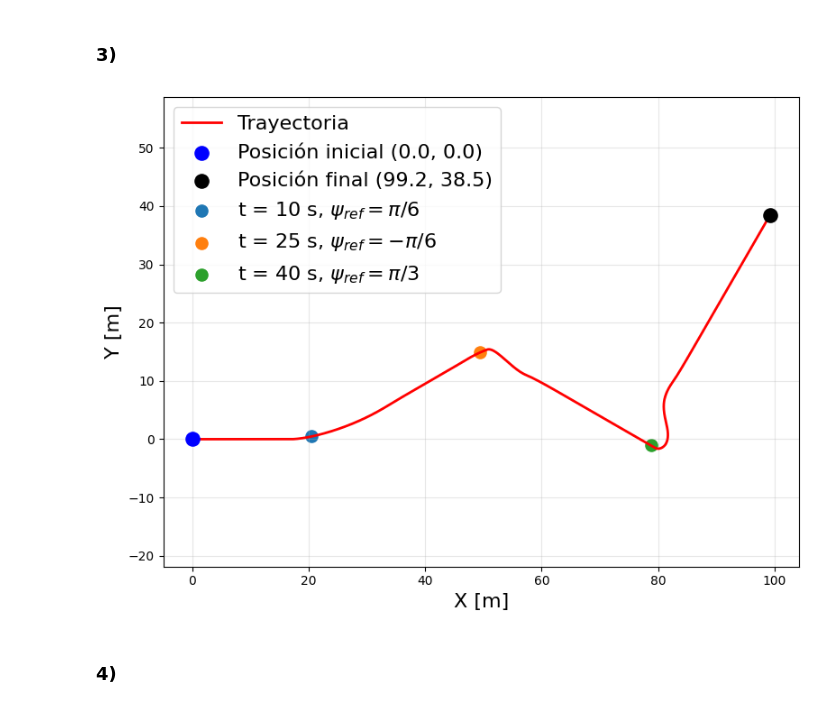
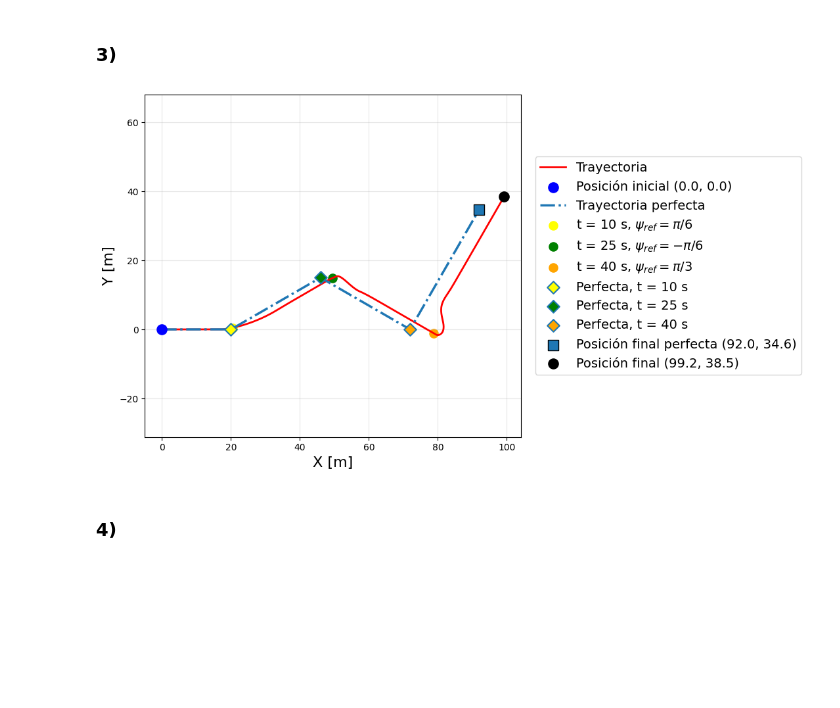
Before and after one commit to teomk/Control-TP2, a Jupyter notebook: parteB.ipynb, the cells around one changed output. Cells and saved outputs as stored; diff of their text form; code cells hidden in the pictures; blank space fills up the shorter version.

```diff
--- a/parteB.ipynb
+++ b/parteB.ipynb
@@ -125,33 +125,51 @@ Y(Tf) = 38.4848
 # %%
 fontsize = 16
 
 
 idx_10 = np.argmin(np.abs(T - 10))
 idx_25 = np.argmin(np.abs(T - 25))
 idx_40 = np.argmin(np.abs(T - 40))
 
+# Trayectoria perfecta: psi sigue a psi_ref instantaneamente y no hay deriva lateral (v = 0).
+dt = np.diff(T)
+X_perfect = np.concatenate(([X[0]], X[0] + np.cumsum(u0 * np.cos(psi_ref[:-1]) * dt)))
+Y_perfect = np.concatenate(([Y[0]], Y[0] + np.cumsum(u0 * np.sin(psi_ref[:-1]) * dt)))
 
-plt.figure(figsize=(8, 6))
+colors = ['yellow', 'green', 'orange']
+
+
+
+plt.figure(figsize=(11, 6))
 plt.plot(X, Y, color='red', linewidth=2, label='Trayectoria')
 plt.scatter(X[0], Y[0], color='blue', s=120, label=f'Posición inicial ({X[0]:.1f}, {Y[0]:.1f})', zorder=3)
+
+plt.plot(X_perfect, Y_perfect, color='tab:blue', linestyle='-.', linewidth=2.5, label='Trayectoria perfecta')
+
+plt.scatter(X[idx_10], Y[idx_10], s=90, label=r"t = 10 s, $\psi_{ref}=\pi/6$", marker='o', color=colors[0])
+plt.scatter(X[idx_25], Y[idx_25], s=90, label=r"t = 25 s, $\psi_{ref}=-\pi/6$", marker='o', color=colors[1])
+plt.scatter(X[idx_40], Y[idx_40], s=90, label=r"t = 40 s, $\psi_{ref}=\pi/3$", marker='o', color=colors[2])
+
+
+plt.scatter(X_perfect[idx_10], Y_perfect[idx_10], s=90, label=r"Perfecta, t = 10 s", marker='D', color=colors[0], edgecolors='tab:blue', linewidths=1.5, zorder=4)
+plt.scatter(X_perfect[idx_25], Y_perfect[idx_25], s=90, label=r"Perfecta, t = 25 s", marker='D', color=colors[1], edgecolors='tab:blue', linewidths=1.5, zorder=4)
+plt.scatter(X_perfect[idx_40], Y_perfect[idx_40], s=90, label=r"Perfecta, t = 40 s", marker='D', color=colors[2], edgecolors='tab:blue', linewidths=1.5, zorder=4)
+
+
+plt.scatter(X_perfect[-1], Y_perfect[-1], color='tab:blue', s=120, label=f'Posición final perfecta ({X_perfect[-1]:.1f}, {Y_perfect[-1]:.1f})', marker='s', edgecolors='black', linewidths=1.0, zorder=4)
 plt.scatter(X[-1], Y[-1], color='black', s=120, label=f'Posición final ({X[-1]:.1f}, {Y[-1]:.1f})', zorder=3)
-
-plt.scatter(X[idx_10], Y[idx_10], s=90, label=r"t = 10 s, $\psi_{ref}=\pi/6$")
-plt.scatter(X[idx_25], Y[idx_25], s=90, label=r"t = 25 s, $\psi_{ref}=-\pi/6$")
-plt.scatter(X[idx_40], Y[idx_40], s=90, label=r"t = 40 s, $\psi_{ref}=\pi/3$")
 
 plt.xlabel('X [m]', fontsize=fontsize)
 plt.ylabel('Y [m]', fontsize=fontsize)
 plt.grid(True, alpha=0.3)
 plt.axis('equal')
-plt.legend(fontsize=fontsize)
+plt.legend(fontsize=fontsize - 2, loc='center left', bbox_to_anchor=(1.02, 0.5))
 plt.tight_layout()
 if not os.path.exists("plots"):
     os.makedirs("plots")
 plt.savefig("plots/parteB_trayectoria.png", dpi=300)
 plt.show()
 # %% [output]
-[figure, old version]
+[figure, new version]
 # %% [markdown]
 ### 4)
 # %% [markdown]
```
Also changed, not shown: 1 other file.
